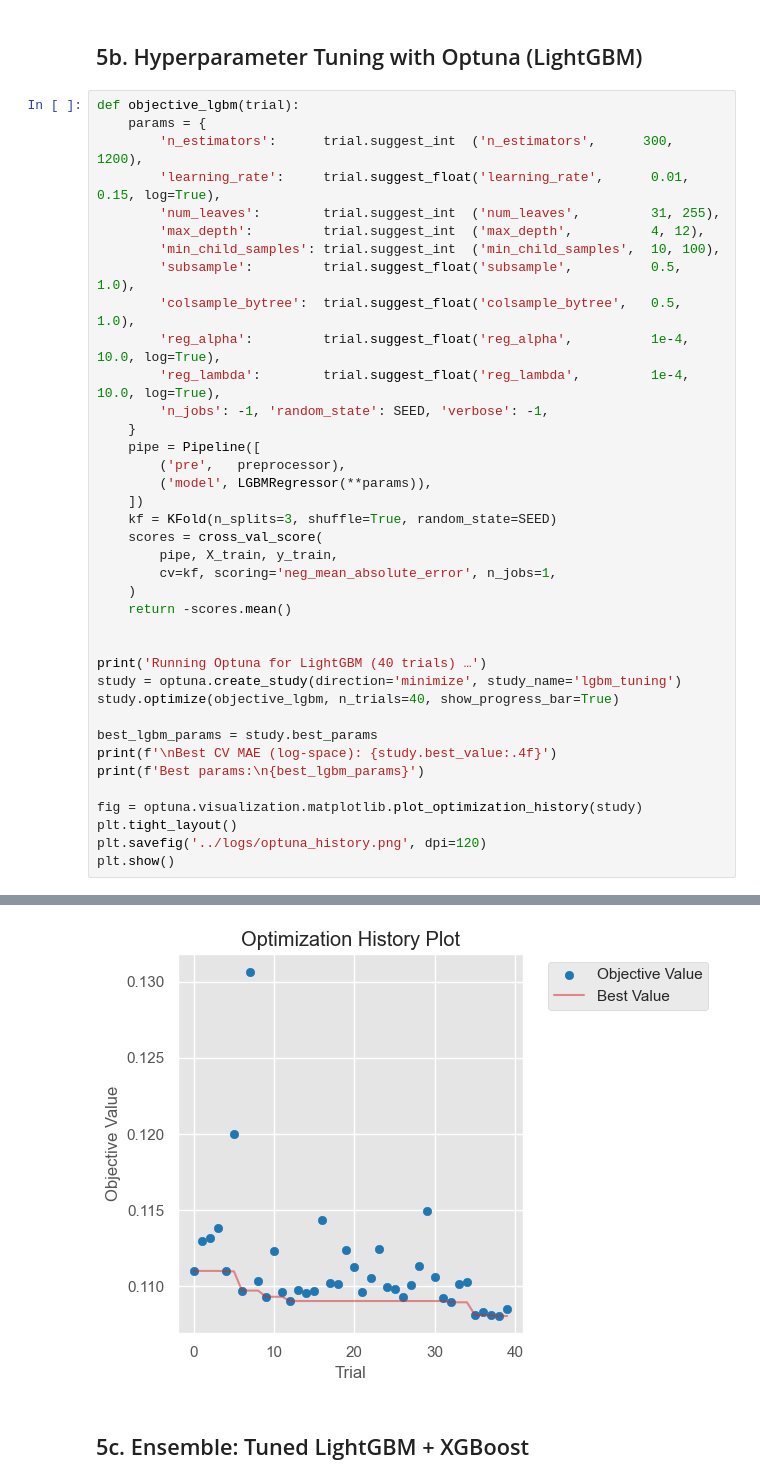
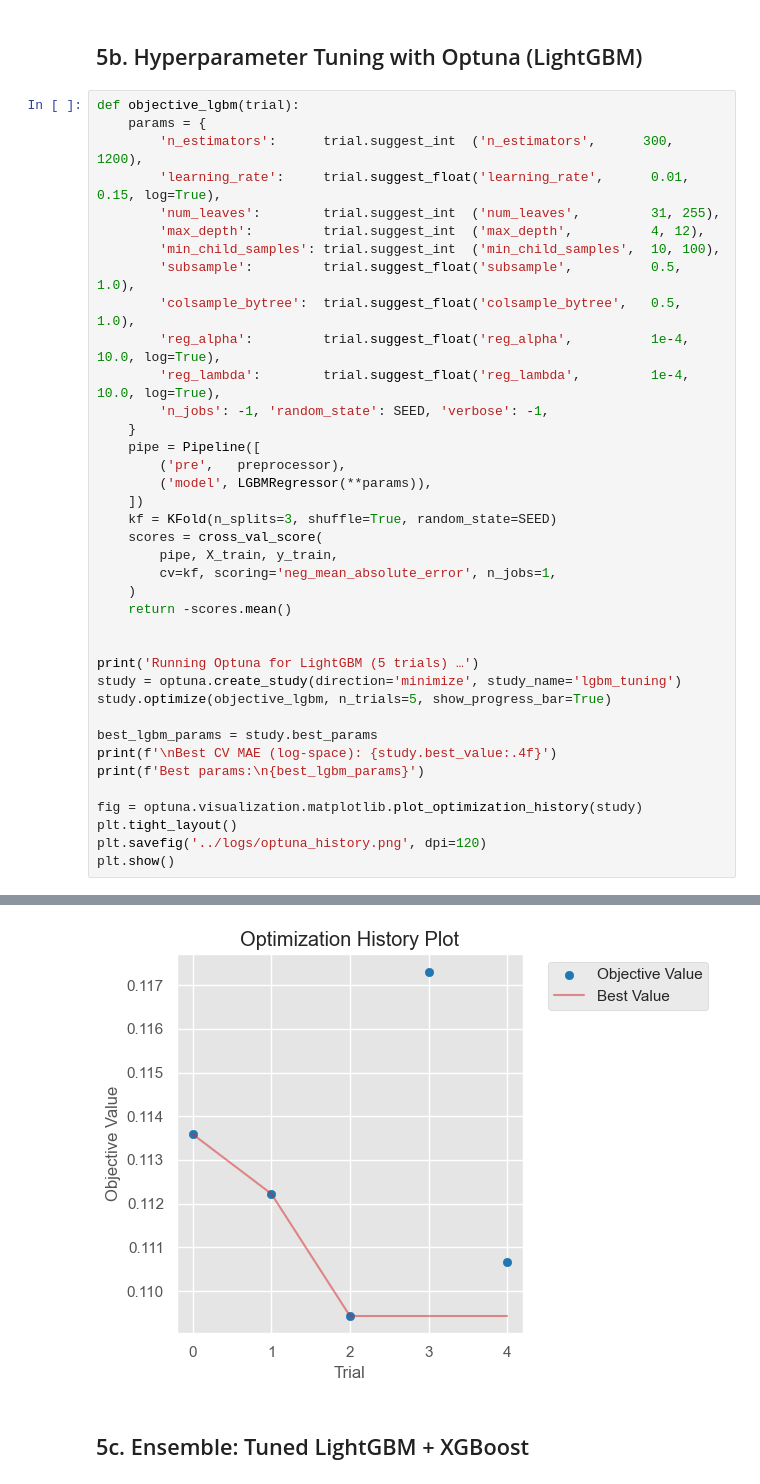
Before and after one commit to AbdelsalamHaa/datium-assessment, a Jupyter notebook: notebooks/01_eda_and_modelling.ipynb, the cells around one changed output, grey strips where cells are left out. Saved outputs shown, nothing was run; the diff lists cells and outputs as text.

```diff
--- a/notebooks/01_eda_and_modelling.ipynb
+++ b/notebooks/01_eda_and_modelling.ipynb
@@ -453,9 +459,9 @@ def objective_lgbm(trial):
     return -scores.mean()
 
 
-print('Running Optuna for LightGBM (40 trials) …')
+print('Running Optuna for LightGBM (5 trials) …')
 study = optuna.create_study(direction='minimize', study_name='lgbm_tuning')
-study.optimize(objective_lgbm, n_trials=40, show_progress_bar=True)
+study.optimize(objective_lgbm, n_trials=5, show_progress_bar=True)
 
 best_lgbm_params = study.best_params
 print(f'\nBest CV MAE (log-space): {study.best_value:.4f}')
@@ -473,4 +479,4 @@ Best params:
-[figure, old version]
+[figure, new version]
 # %% [markdown]
 ## 5c. Ensemble: Tuned LightGBM + XGBoost
 # %%
```
Also changed, not shown: parts of 11 cells of this notebook.
